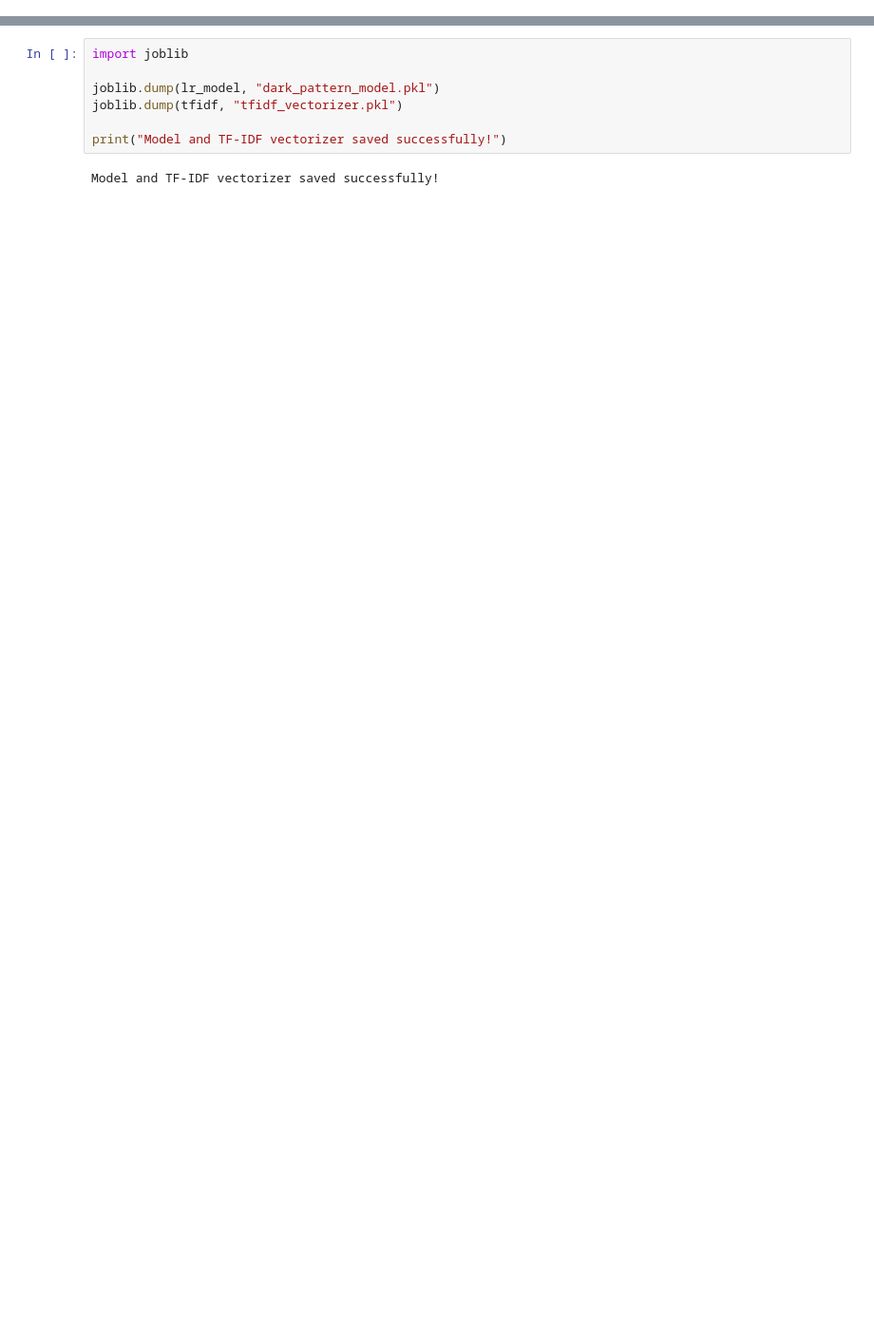
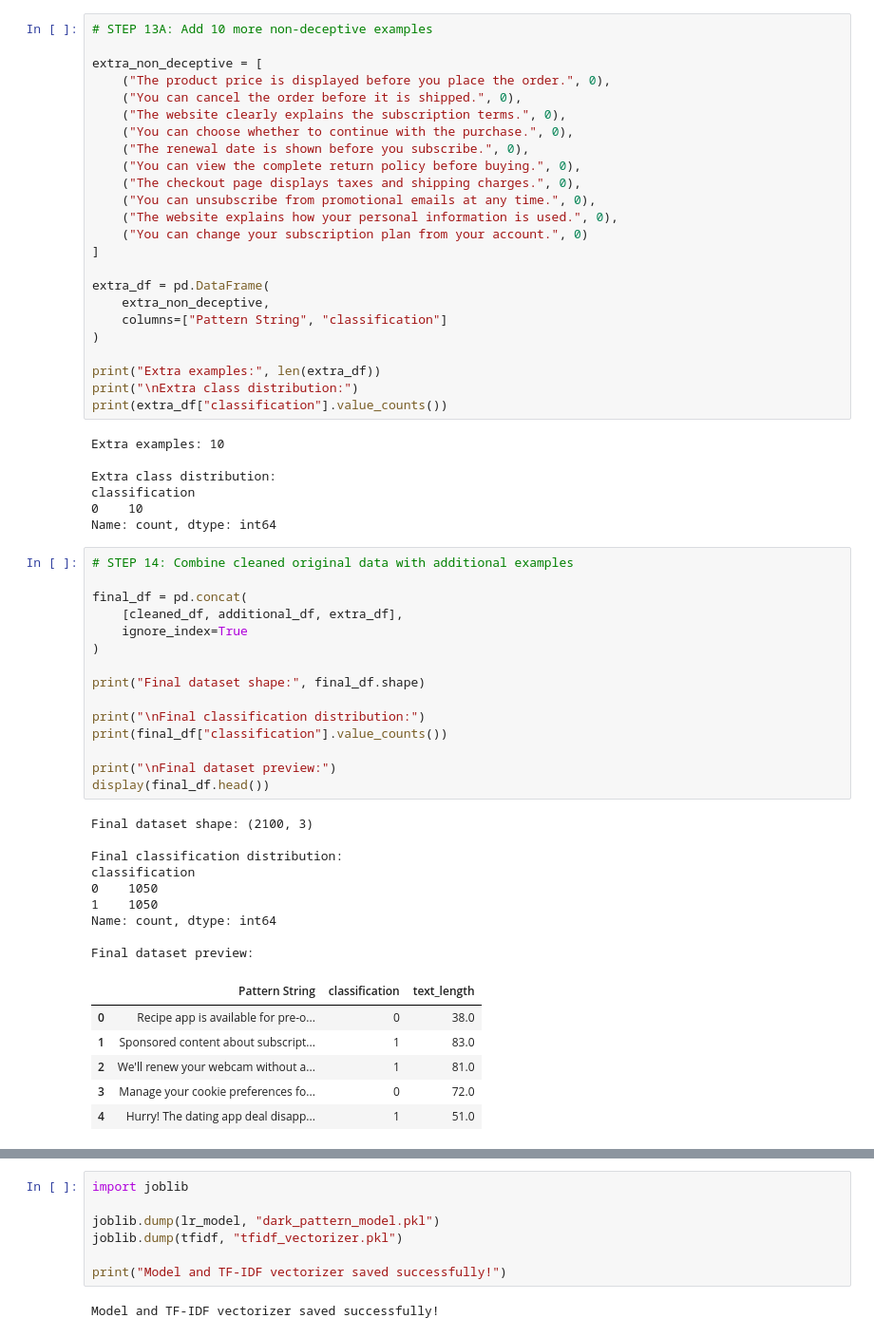
Before and after one commit to Sumanth-poojaryNitte/dark-pattern-classifier, a Jupyter notebook: AI-Powered _Dark Pattern_ Text Classifier.ipynb, the cells around one changed output, grey strips where cells are left out. Shown at 95% size. Drawn from its saved outputs; the diff is of its cells as text; blank space fills up the shorter version.

```diff
--- a/AI-Powered _Dark Pattern_ Text Classifier.ipynb
+++ b/AI-Powered _Dark Pattern_ Text Classifier.ipynb
@@ -61,0 +1801,62 @@ First 5 rows:
+# %%
+# STEP 13A: Add 10 more non-deceptive examples
+
+extra_non_deceptive = [
+    ("The product price is displayed before you place the order.", 0),
+    ("You can cancel the order before it is shipped.", 0),
+    ("The website clearly explains the subscription terms.", 0),
+    ("You can choose whether to continue with the purchase.", 0),
+    ("The renewal date is shown before you subscribe.", 0),
+    ("You can view the complete return policy before buying.", 0),
+    ("The checkout page displays taxes and shipping charges.", 0),
+    ("You can unsubscribe from promotional emails at any time.", 0),
+    ("The website explains how your personal information is used.", 0),
+    ("You can change your subscription plan from your account.", 0)
+]
+
+extra_df = pd.DataFrame(
+    extra_non_deceptive,
+    columns=["Pattern String", "classification"]
+)
+
+print("Extra examples:", len(extra_df))
+print("\nExtra class distribution:")
+print(extra_df["classification"].value_counts())
+# %% [output]
+Extra examples: 10
+
+Extra class distribution:
+classification
+0    10
+Name: count, dtype: int64
+# %%
+# STEP 14: Combine cleaned original data with additional examples
+
+final_df = pd.concat(
+    [cleaned_df, additional_df, extra_df],
+    ignore_index=True
+)
+
+print("Final dataset shape:", final_df.shape)
+
+print("\nFinal classification distribution:")
+print(final_df["classification"].value_counts())
+
+print("\nFinal dataset preview:")
+display(final_df.head())
+# %% [output]
+Final dataset shape: (2100, 3)
+
+Final classification distribution:
+classification
+0    1050
+1    1050
+Name: count, dtype: int64
+
+Final dataset preview:
+|  | Pattern String | classification | text_length |
+| 0 | Recipe app is available for pre-o... | 0 | 38.0 |
+| 1 | Sponsored content about subscript... | 1 | 83.0 |
+| 2 | We'll renew your webcam without a... | 1 | 81.0 |
+| 3 | Manage your cookie preferences fo... | 0 | 72.0 |
+| 4 | Hurry! The dating app deal disapp... | 1 | 51.0 |
```
Also changed, not shown: parts of 60 cells of this notebook, 7 other files.
